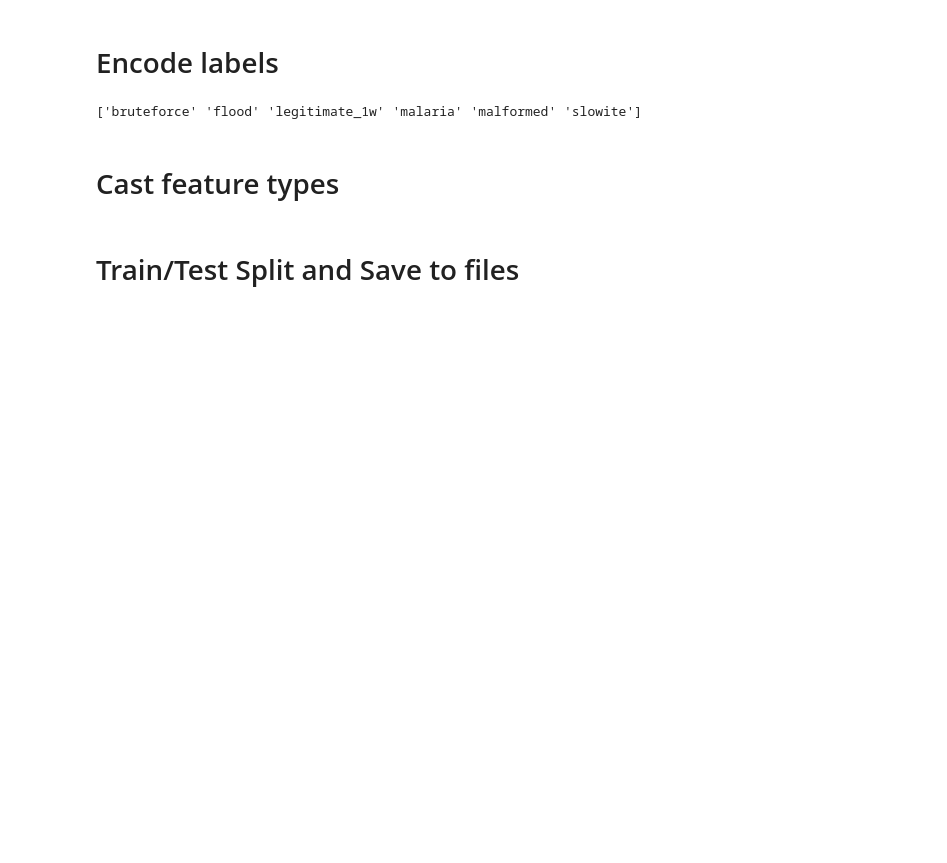
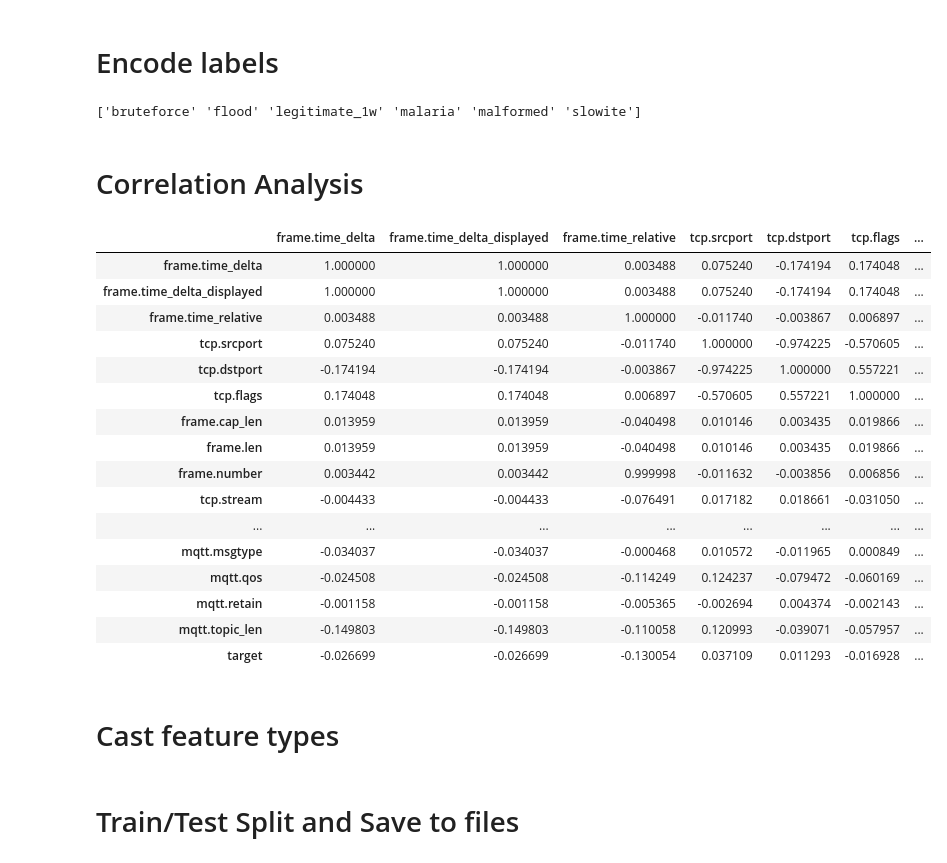
Before and after one commit to AmosChenZixuan/DS_MQTT, a Jupyter notebook: data.ipynb, the cells around one changed output. Cells and saved outputs as stored; diff of their text form; code cells hidden in the pictures; blank space fills up the shorter version.

```diff
--- a/data.ipynb
+++ b/data.ipynb
@@ -82,8 +82,8 @@ cols_almost_all_nulls = [col for col, count in null_counts.iteritems() if count
 cols_bad_dist = ['tcp.checksum','mqtt.msg', 'mqtt.topic', 'mqtt.username', 'mqtt.protoname',
             'mqtt.passwd', 'mqtt.conack.flags', 'mqtt.conflags', 'ip.proto']
 # columns that are not useful
-cols_not_informative = ['eth.src', 'eth.dst', 'ip.src', 'ip.dst', 'mqtt.passwd_len',
-            'mqtt.username_len', 'mqtt.clientid']
+cols_not_informative = ['frame.time_epoch','eth.src', 'eth.dst', 'ip.src', 'ip.dst', 'mqtt.passwd_len',
+            'mqtt.username_len', 'mqtt.clientid', 'tcp.analysis.initial_rtt']
 
 cols_to_drop = set(cols_almost_all_nulls + cols_bad_dist + cols_not_informative)
 print(cols_to_drop)
@@ -164,3 +164,27 @@ print(lenc.classes_)
 data['target'] = lenc.transform(data['target'])
 # %% [output]
 ['bruteforce' 'flood' 'legitimate_1w' 'malaria' 'malformed' 'slowite']
+# %% [markdown]
+# Correlation Analysis
+# %%
+corr = data.corr()
+# %%
+corr.style.background_gradient(cmap='coolwarm')
+# %% [output]
+|  | frame.time_delta | frame.time_delta_displayed | frame.time_relative | tcp.srcport | tcp.dstport | tcp.flags | ... |
+| frame.time_delta | 1.000000 | 1.000000 | 0.003488 | 0.075240 | -0.174194 | 0.174048 | ... |
+| frame.time_delta_displayed | 1.000000 | 1.000000 | 0.003488 | 0.075240 | -0.174194 | 0.174048 | ... |
+| frame.time_relative | 0.003488 | 0.003488 | 1.000000 | -0.011740 | -0.003867 | 0.006897 | ... |
+| tcp.srcport | 0.075240 | 0.075240 | -0.011740 | 1.000000 | -0.974225 | -0.570605 | ... |
+| tcp.dstport | -0.174194 | -0.174194 | -0.003867 | -0.974225 | 1.000000 | 0.557221 | ... |
+| tcp.flags | 0.174048 | 0.174048 | 0.006897 | -0.570605 | 0.557221 | 1.000000 | ... |
+| frame.cap_len | 0.013959 | 0.013959 | -0.040498 | 0.010146 | 0.003435 | 0.019866 | ... |
+| frame.len | 0.013959 | 0.013959 | -0.040498 | 0.010146 | 0.003435 | 0.019866 | ... |
+| frame.number | 0.003442 | 0.003442 | 0.999998 | -0.011632 | -0.003856 | 0.006856 | ... |
+| tcp.stream | -0.004433 | -0.004433 | -0.076491 | 0.017182 | 0.018661 | -0.031050 | ... |
+| ... | ... | ... | ... | ... | ... | ... | ... |
+| mqtt.msgtype | -0.034037 | -0.034037 | -0.000468 | 0.010572 | -0.011965 | 0.000849 | ... |
+| mqtt.qos | -0.024508 | -0.024508 | -0.114249 | 0.124237 | -0.079472 | -0.060169 | ... |
+| mqtt.retain | -0.001158 | -0.001158 | -0.005365 | -0.002694 | 0.004374 | -0.002143 | ... |
+| mqtt.topic_len | -0.149803 | -0.149803 | -0.110058 | 0.120993 | -0.039071 | -0.057957 | ... |
+| target | -0.026699 | -0.026699 | -0.130054 | 0.037109 | 0.011293 | -0.016928 | ... |
```
Also changed, not shown: parts of 4 cells of this notebook, 1 other file.
